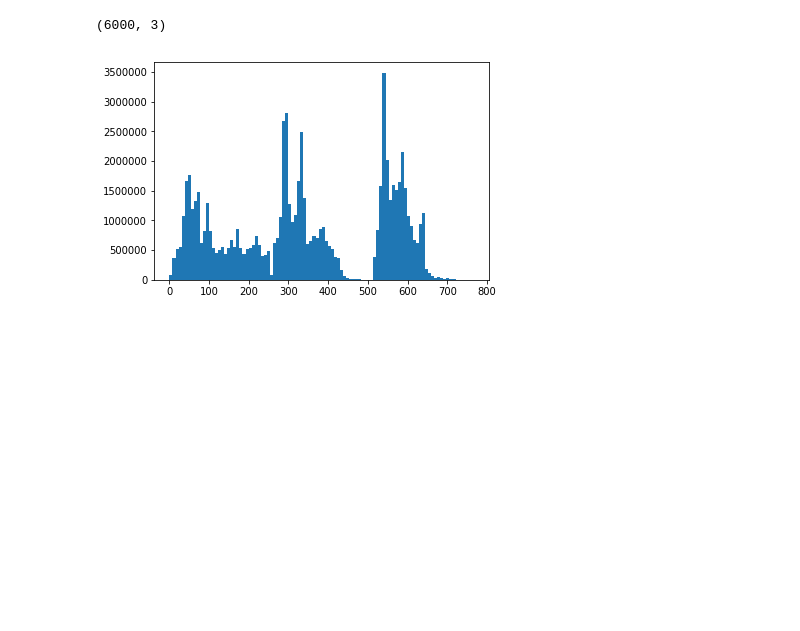
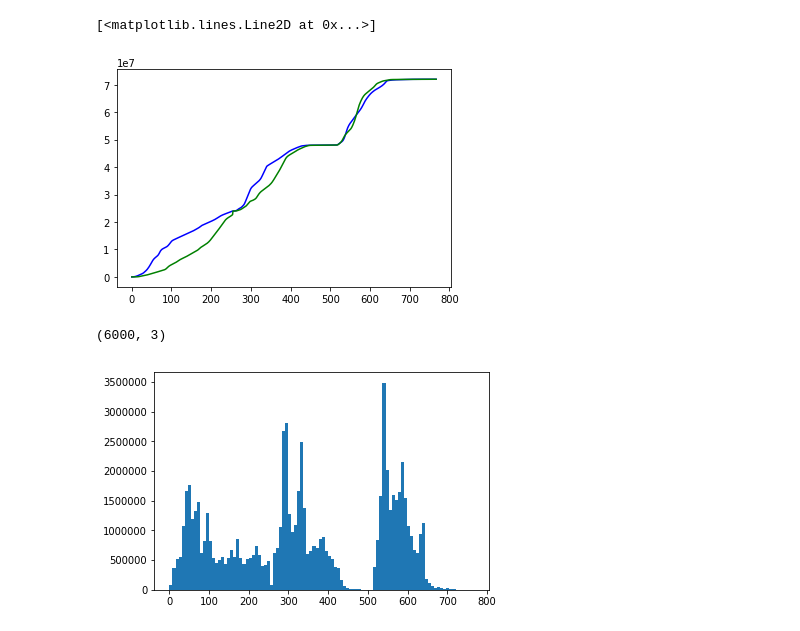
Before and after one commit to vc64/pylapse, a Jupyter notebook: imageedit.ipynb, the cells around one changed output. Drawn from its saved outputs; the diff is of its cells as text; code cells hidden in the pictures; blank space fills up the shorter version.

```diff
--- a/imageedit.ipynb
+++ b/imageedit.ipynb
@@ -182,3 +203,32 @@ class imgArray():
+# %%
+# CDF attmept
+
+# data = np.random.randn(1000)
+# # evaluate the histogram
+# values, base = np.histogram(data, bins=40)
+# #evaluate the cumulative
+# cumulative = np.cumsum(values)
+# # plot the cumulative function
+# plt.plot(base[:-1], cumulative, c='blue')
+# #plot the survival function
+# plt.plot(base[:-1], len(data)-cumulative, c='green')
+
+# plt.show()
+
+
+
+# print(values)
+# print(base)
+
+plt.plot(range(0,768), np.cumsum(test.histarray), c='blue')
+plt.plot(range(0,768), np.cumsum(test2.histarray), c='green')
+
+
+
+# plt.scatter(x = range(0,24000000), y = np.cumsum(test.red.reshape((1, 24000000))))
+# %% [output]
+[<matplotlib.lines.Line2D at 0x...>]
+[figure, added]
 # %%
 print(imgarr[:,:,0:4][0].shape)
 # %% [output]
```
Also changed, not shown: parts of 8 cells of this notebook.
